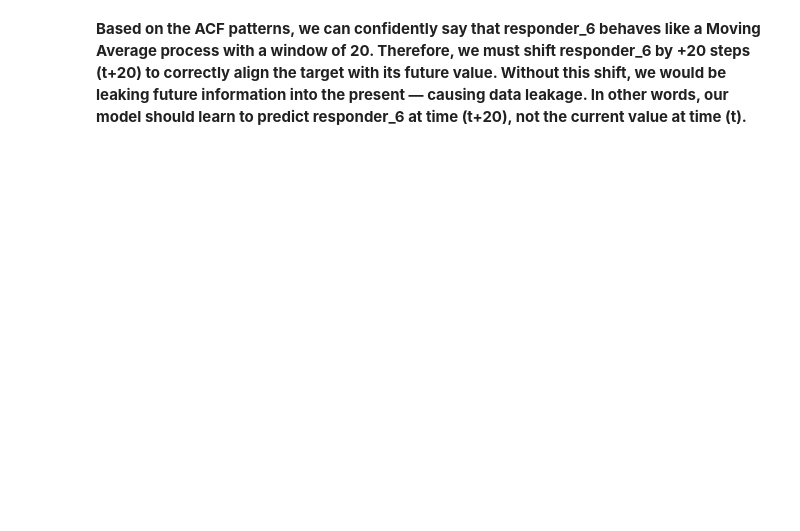
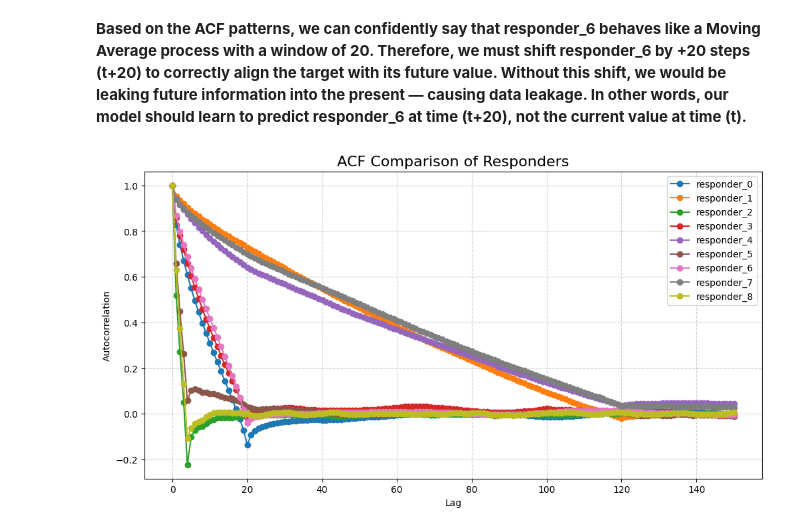
Before and after one commit to MohamedZakariaaFouda/Jane_Street_Competition, a Jupyter notebook: notebooks/end-to-end-data-science-life-cycle.ipynb, the cells around one changed output. Cells and saved outputs as stored; diff of their text form; code cells hidden in the pictures; blank space fills up the shorter version.

Commit message:
Plot ACF for responders

```diff
--- a/notebooks/end-to-end-data-science-life-cycle.ipynb
+++ b/notebooks/end-to-end-data-science-life-cycle.ipynb
@@ -432,3 +476,19 @@ print(f"Displayed Moving Average for symbol_id = {chosen_symbol}")
  Therefore, we must shift responder_6 by +20 steps (t+20) to correctly align the target with its future value.
   Without this shift, we would be leaking future information into the present — causing data leakage.
   In other words, our model should learn to predict responder_6 at time (t+20), not the current value at time (t).**
+# %%
+plt.figure(figsize=(12, 6))
+
+for i, resp in enumerate(resp_cols):
+    # Compute autocorrelation values for each responder
+    acf_values = acf(symbol_data[resp], nlags=150)
+    plt.plot(acf_values, marker='o', label=resp)
+
+plt.title("ACF Comparison of Responders", fontsize=16)
+plt.xlabel("Lag")
+plt.ylabel("Autocorrelation")
+plt.legend()
+plt.grid(True, linestyle="--", alpha=0.6)
+plt.show()
+# %% [output]
+[figure, added]
```
Also changed, not shown: parts of 8 cells of this notebook.
